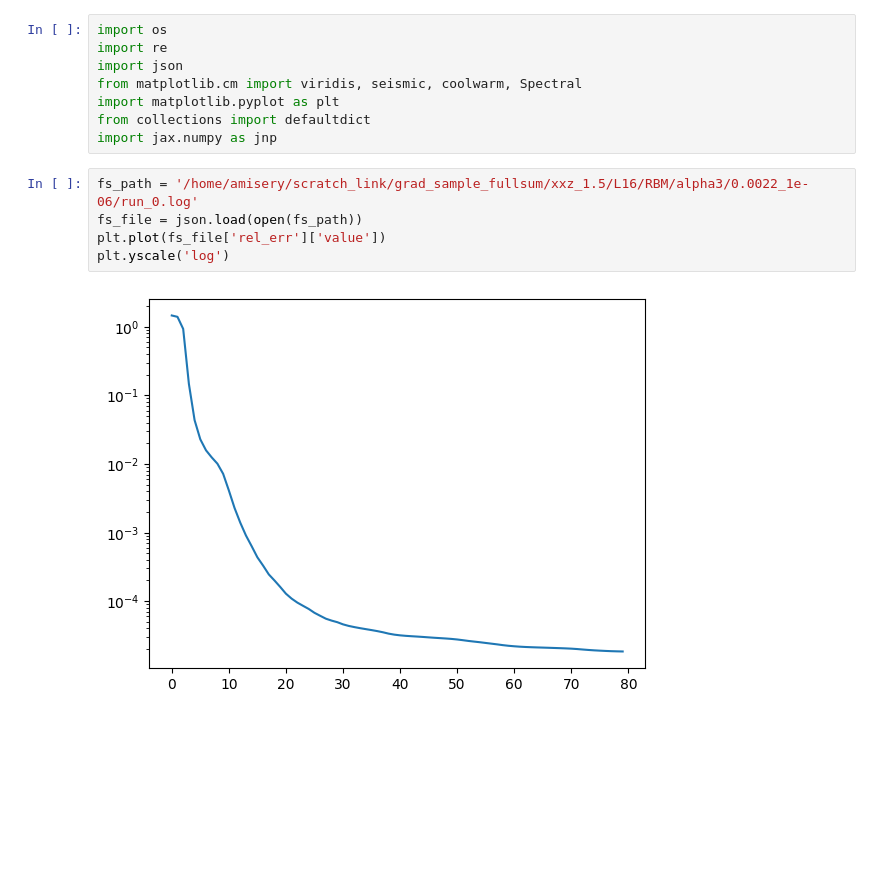
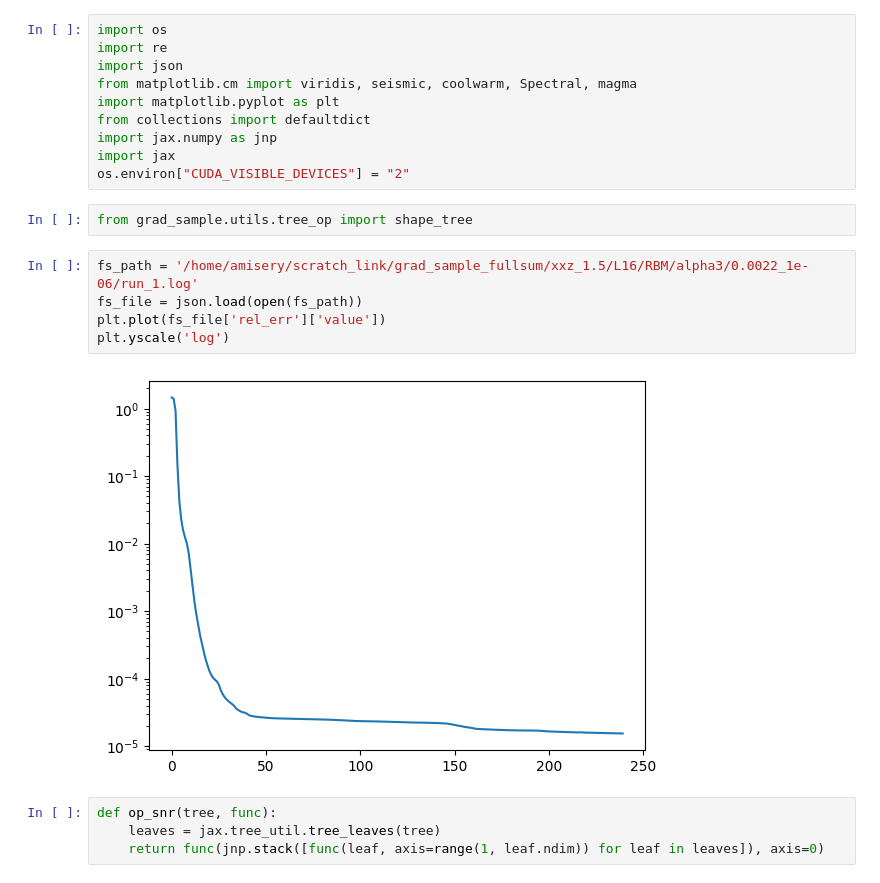
Before and after one commit to AntoineMsy/grad_sample, a Jupyter notebook: notebooks/snr_fs_is.ipynb, the cells around one changed output. Saved outputs shown, nothing was run; the diff lists cells and outputs as text; blank space fills up the shorter version.

```diff
--- a/notebooks/snr_fs_is.ipynb
+++ b/notebooks/snr_fs_is.ipynb
@@ -2,14 +2,22 @@
 import os
 import re
 import json
-from matplotlib.cm import viridis, seismic, coolwarm, Spectral
+from matplotlib.cm import viridis, seismic, coolwarm, Spectral, magma
 import matplotlib.pyplot as plt
 from collections import defaultdict
 import jax.numpy as jnp
+import jax
+os.environ["CUDA_VISIBLE_DEVICES"] = "2"
+# %%
+from grad_sample.utils.tree_op import shape_tree
 # %%
-fs_path = '/home/amisery/scratch_link/grad_sample_fullsum/xxz_1.5/L16/RBM/alpha3/0.0022_1e-06/run_0.log'
+fs_path = '/home/amisery/scratch_link/grad_sample_fullsum/xxz_1.5/L16/RBM/alpha3/0.0022_1e-06/run_1.log'
 fs_file = json.load(open(fs_path))
 plt.plot(fs_file['rel_err']['value'])
 plt.yscale('log')
 # %% [output]
-[figure, old version]
+[figure, new version]
+# %%
+def op_snr(tree, func):
+    leaves = jax.tree_util.tree_leaves(tree)
+    return func(jnp.stack([func(leaf, axis=range(1, leaf.ndim)) for leaf in leaves]), axis=0)
```
Also changed, not shown: parts of 5 cells of this notebook, 7 other files.
